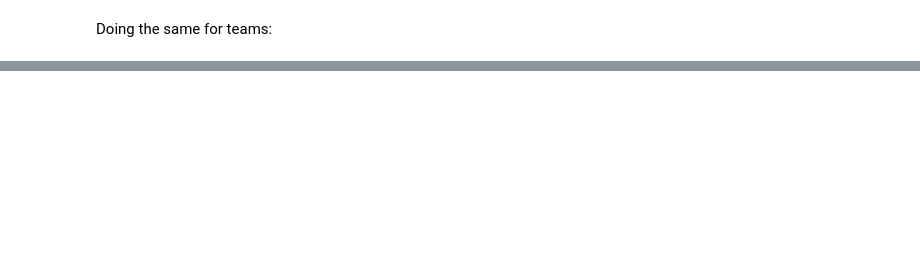
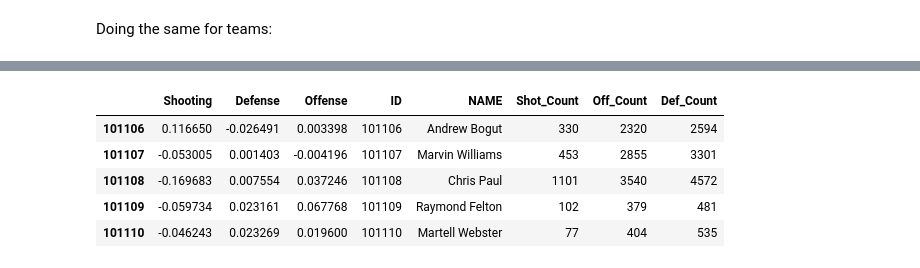
Before and after one commit to hwchase17/sportvu, a Jupyter notebook: Lasso.ipynb, the cells around one changed output, grey strips where cells are left out. Saved outputs shown, nothing was run; the diff lists cells and outputs as text; code cells hidden in the pictures; blank space fills up the shorter version.

```diff
--- a/Lasso.ipynb
+++ b/Lasso.ipynb
@@ -871,0 +838,5 @@ huh[-100:]
+# %%
+players_data = pd.DataFrame(players_data).transpose()
+players_data.columns=["Shooting","Defense",'Offense']
+players_data['ID']=players_data.index
+players_data.head()
@@ -871,0 +850,11 @@ huh[-100:]
+# %%
+players_data['NAME']="None"
+players_data['Shot_Count']= 0
+players_data['Off_Count']=0
+players_data['Def_Count']=0
+# %%
+id_player = 101106
+shooting = je[je.PLAYER_ID==int(id_player)]
+offense = je[je["off"+ str(id_player)]==1]
+defense = je[je["def"+ str(id_player)]==1]
+shooting.iloc[0]['PLAYER_NAME']
@@ -871,0 +863,16 @@ huh[-100:]
+# %%
+for index,row in players_data.iterrows():
+    print index
+    id_player = row['ID']
+    shooting = je[je.PLAYER_ID==int(id_player)]
+    offense = je[je["off"+ str(id_player)]==1]
+    defense = je[je["def"+ str(id_player)]==1]
+    if len(shooting)>0:
+        players_data['NAME'][index] = shooting.iloc[0]['PLAYER_NAME']
+    elif len(offense)>0:
+        players_data['NAME'][index] = offense.iloc[0]['PLAYER_NAME']
+    elif len(defense)>0:
+        players_data['NAME'][index] = defense.iloc[0]['PLAYER_NAME']
+    players_data['Shot_Count'][index] = len(shooting)
+    players_data['Off_Count'][index] = len(offense)
+    players_data['Def_Count'][index] = len(defense)
@@ -871,0 +912,9 @@ huh[-100:]
+# %%
+players_data.head()
+# %% [output]
+|  | Shooting | Defense | Offense | ID | NAME | Shot_Count | Off_Count | Def_Count |
+| 101106 | 0.116650 | -0.026491 | 0.003398 | 101106 | Andrew Bogut | 330 | 2320 | 2594 |
+| 101107 | -0.053005 | 0.001403 | -0.004196 | 101107 | Marvin Williams | 453 | 2855 | 3301 |
+| 101108 | -0.169683 | 0.007554 | 0.037246 | 101108 | Chris Paul | 1101 | 3540 | 4572 |
+| 101109 | -0.059734 | 0.023161 | 0.067768 | 101109 | Raymond Felton | 102 | 379 | 481 |
+| 101110 | -0.046243 | 0.023269 | 0.019600 | 101110 | Martell Webster | 77 | 404 | 535 |
```
Also changed, not shown: parts of 84 cells of this notebook.
